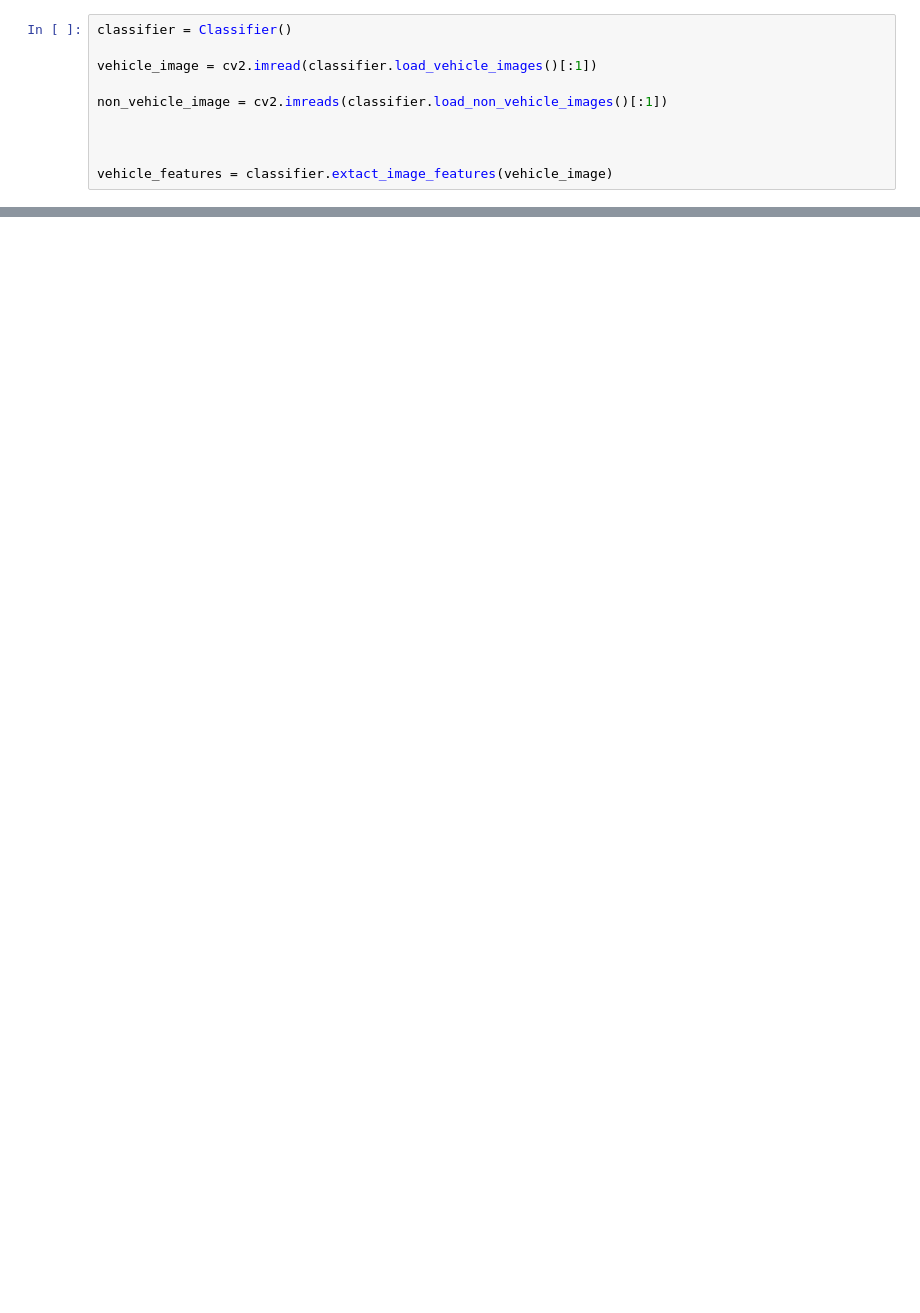
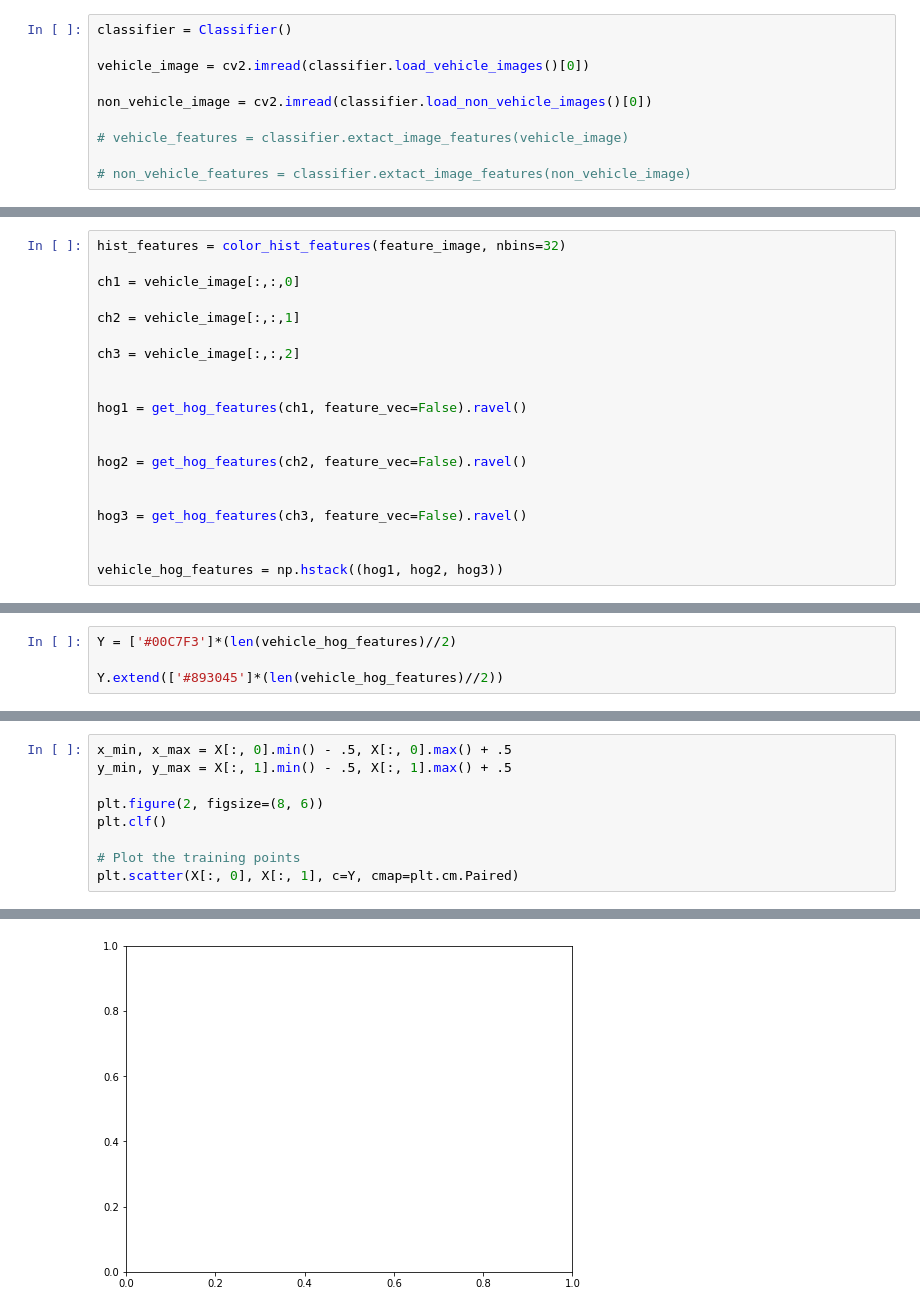
Before and after one commit to aboarya/Udacity-Self-Driving-Car-Projects, a Jupyter notebook: P5-Vehicle-Detection/Plots.ipynb, the cells around one changed output, grey strips where cells are left out. Cells and saved outputs as stored; diff of their text form; blank space fills up the shorter version.

```diff
--- a/P5-Vehicle-Detection/Plots.ipynb
+++ b/P5-Vehicle-Detection/Plots.ipynb
@@ -8,10 +78,10 @@ from xiaodetector import Classifier
 # %%
 classifier = Classifier()
 
-vehicle_image = cv2.imread(classifier.load_vehicle_images()[:1])
+vehicle_image = cv2.imread(classifier.load_vehicle_images()[0])
 
-non_vehicle_image = cv2.imreads(classifier.load_non_vehicle_images()[:1])
+non_vehicle_image = cv2.imread(classifier.load_non_vehicle_images()[0])
 
+# vehicle_features = classifier.extact_image_features(vehicle_image)
 
-
-vehicle_features = classifier.extact_image_features(vehicle_image)
+# non_vehicle_features = classifier.extact_image_features(non_vehicle_image)
@@ -19,0 +88,20 @@ TypeError: bad argument type for built-in operation
+# %%
+hist_features = color_hist_features(feature_image, nbins=32)
+
+ch1 = vehicle_image[:,:,0]
+
+ch2 = vehicle_image[:,:,1]
+
+ch3 = vehicle_image[:,:,2]
+
+
+hog1 = get_hog_features(ch1, feature_vec=False).ravel()
+
+
+hog2 = get_hog_features(ch2, feature_vec=False).ravel()
+
+
+hog3 = get_hog_features(ch3, feature_vec=False).ravel()
+
+
+vehicle_hog_features = np.hstack((hog1, hog2, hog3))
@@ -19,0 +128,4 @@ TypeError: bad argument type for built-in operation
+# %%
+Y = ['#00C7F3']*(len(vehicle_hog_features)//2)
+
+Y.extend(['#893045']*(len(vehicle_hog_features)//2))
@@ -19,0 +155,10 @@ TypeError: bad argument type for built-in operation
+# %%
+x_min, x_max = X[:, 0].min() - .5, X[:, 0].max() + .5
+y_min, y_max = X[:, 1].min() - .5, X[:, 1].max() + .5
+
+plt.figure(2, figsize=(8, 6))
+plt.clf()
+
+# Plot the training points
+plt.scatter(X[:, 0], X[:, 1], c=Y, cmap=plt.cm.Paired)
+# %% [output]
@@ -19,0 +166 @@ TypeError: bad argument type for built-in operation
+[figure, added]
```
Also changed, not shown: parts of 17 cells of this notebook, 6 other files.
